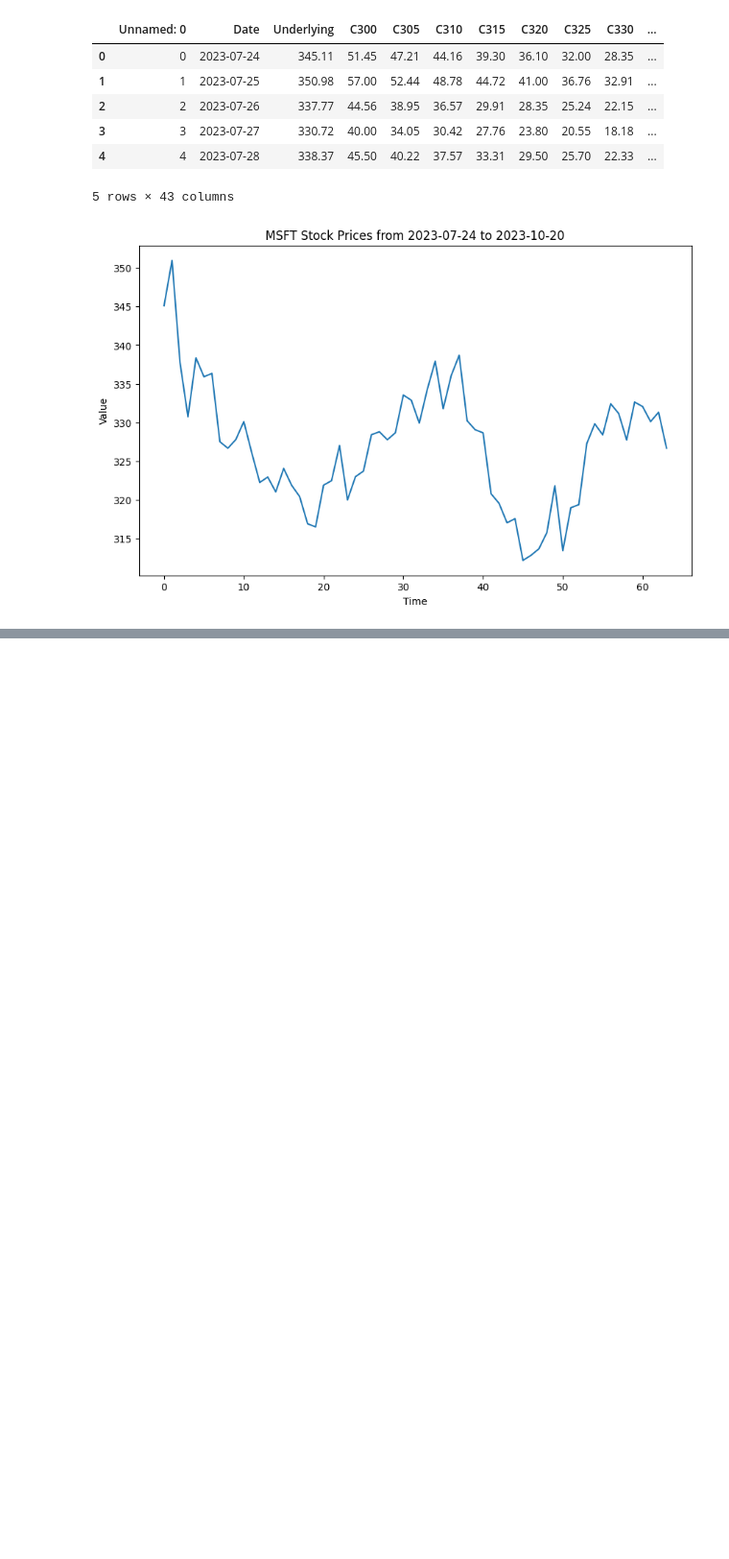
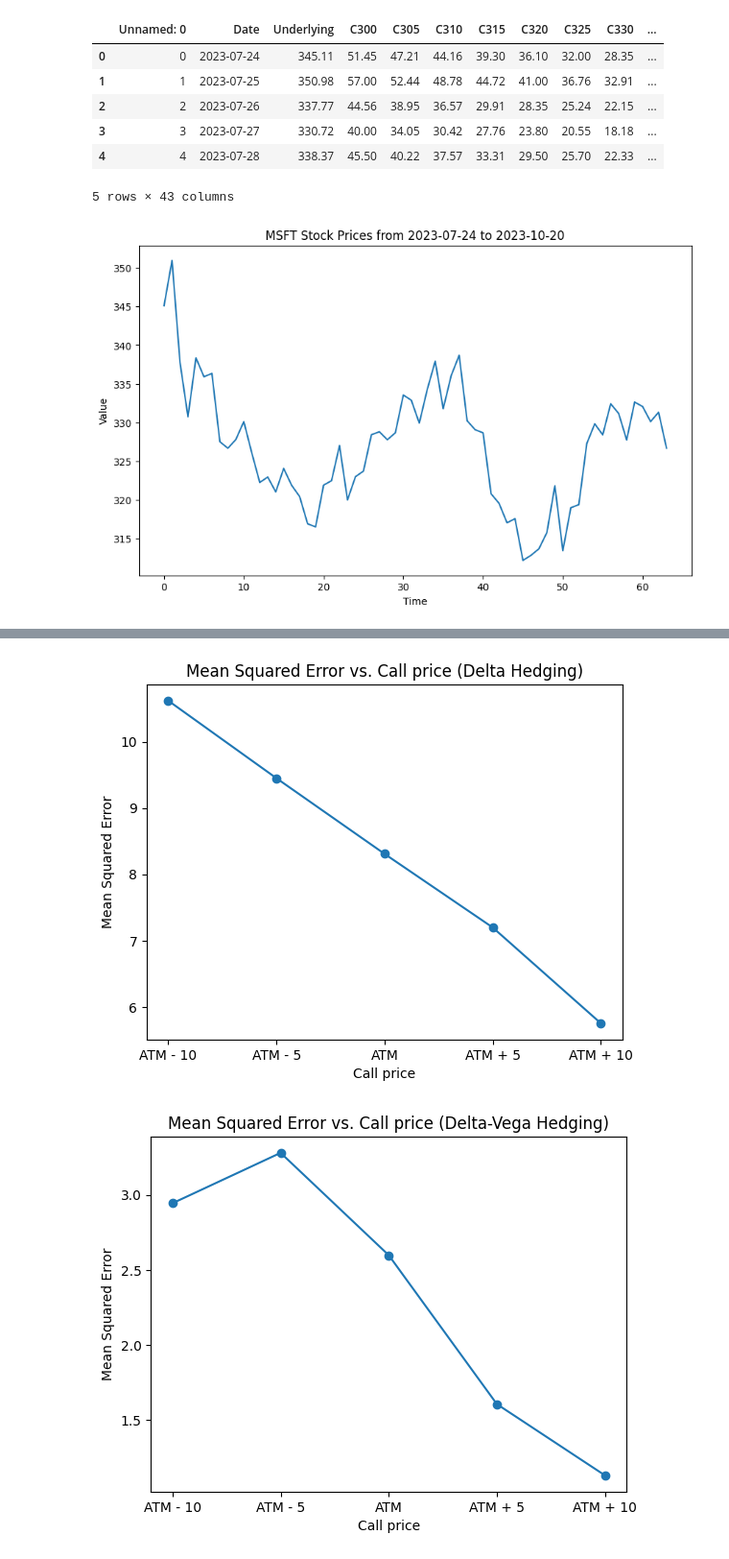
Before and after one commit to Snail664/greek-hedging, a Jupyter notebook: hedging.ipynb, the cells around one changed output, grey strips where cells are left out. Shown at 96% size. Saved outputs shown, nothing was run; the diff lists cells and outputs as text; code cells hidden in the pictures; blank space fills up the shorter version.

```diff
--- a/hedging.ipynb
+++ b/hedging.ipynb
@@ -647,0 +737,31 @@ print(results)
+# %%
+plt.plot(results_prices['x_axis'], results_prices['mean_errors_delta_hedging'], marker='o')
+plt.xlabel('Call price')
+plt.ylabel('Mean Squared Error')
+plt.title('Mean Squared Error vs. Call price (Delta Hedging)')
+plt.show()
+
+plt.plot(results_prices['x_axis'], results_prices['mean_errors_delta_vega_hedging'], marker='o')
+plt.xlabel('Call price')
+plt.ylabel('Mean Squared Error')
+plt.title('Mean Squared Error vs. Call price (Delta-Vega Hedging)')
+plt.show()
+
+plt.plot(results_prices['x_axis'], results_prices['mean_errors_delta_hedging'], label='Delta Hedging', marker='o')
+plt.plot(results_prices['x_axis'], results_prices['mean_errors_delta_vega_hedging'], label='Delta-Vega Hedging', marker='o')
+plt.xlabel('Call price')
+plt.ylabel('Mean Squared Error')
+plt.title('Mean Squared Error vs. Call price (Comparing Delta and Delta-Vega Hedging Strategies)')
+plt.legend()
+plt.show()
+
+plt.plot(results_prices['x_axis'], results_prices['mean_transaction_cost_delta_hedging'], label='Delta Hedging', marker='o')
+plt.plot(results_prices['x_axis'], results_prices['mean_transaction_cost_delta_vega_hedging'], label='Delta-Vega Hedging', marker='o')
+plt.xlabel('Call price')
+plt.ylabel('Transaction cost')
+plt.title('Transaction cost vs. Call price (Comparing Delta and Delta-Vega Hedging Strategies)')
+plt.legend()
+plt.show()
+# %% [output]
+[figure, added]
+[figure, added]
```
Also changed, not shown: parts of 14 cells of this notebook, 1 other file.
